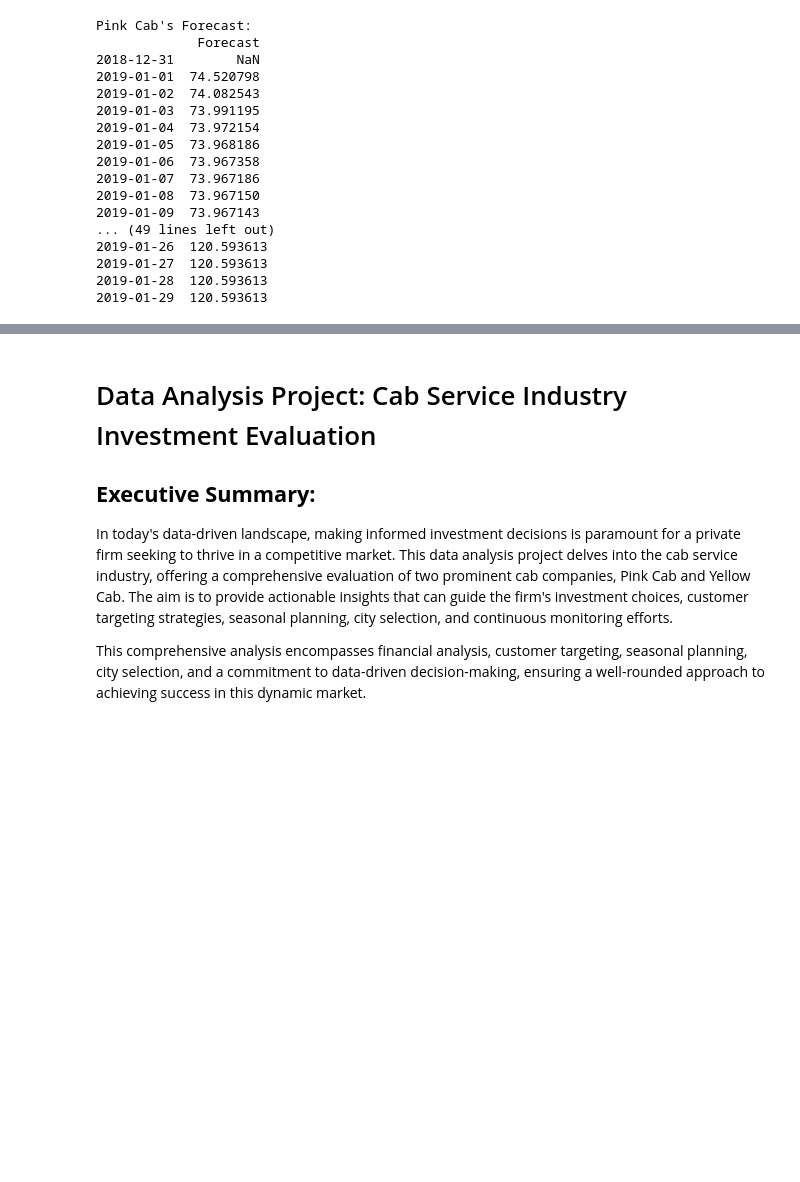
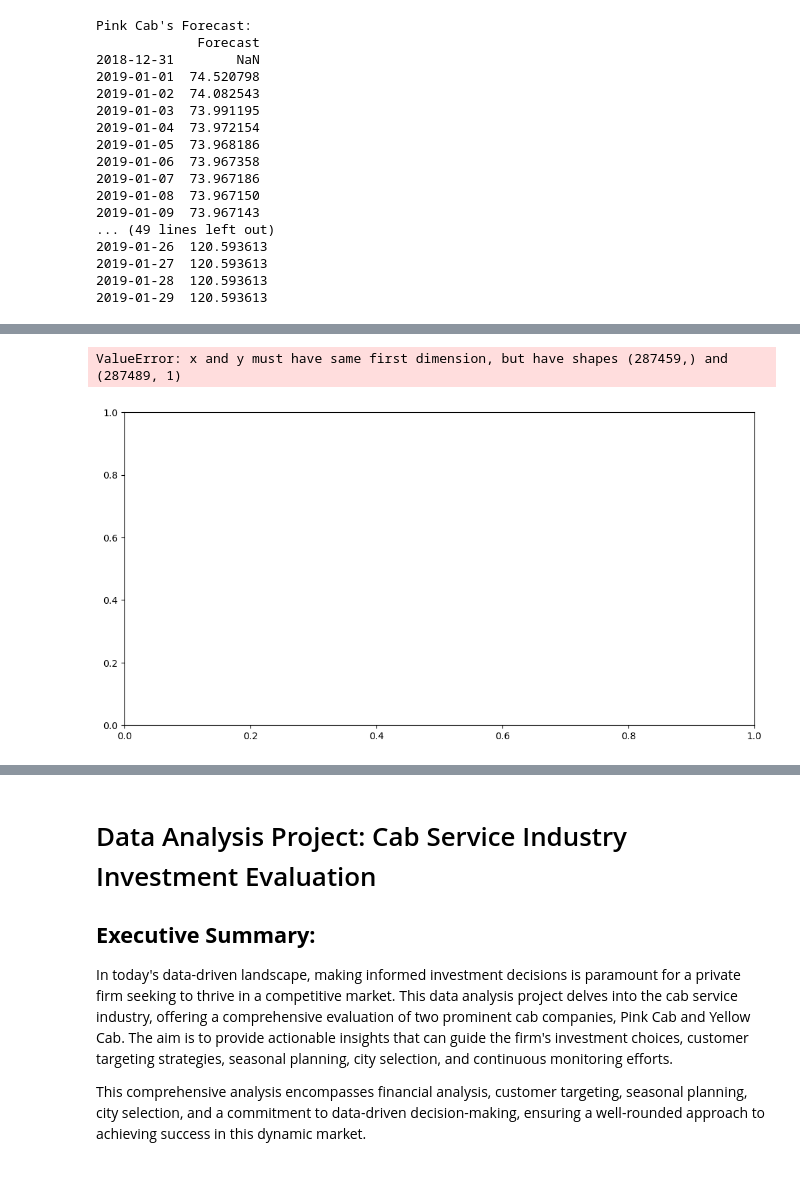
Before and after one commit to dylanxlam/cab_industry_investment_research, a Jupyter notebook: exploratory_data_analysis.ipynb, the cells around one changed output, grey strips where cells are left out. Drawn from its saved outputs; the diff is of its cells as text; code cells hidden in the pictures; blank space fills up the shorter version.

```diff
--- a/exploratory_data_analysis.ipynb
+++ b/exploratory_data_analysis.ipynb
@@ -951,3 +944,80 @@ Pink Cab's Forecast:
 2019-01-27  120.593613
 2019-01-28  120.593613
 2019-01-29  120.593613
+# %%
+
+
+import numpy as np
+import pandas as pd
+import matplotlib.pyplot as plt
+from sklearn.model_selection import train_test_split
+from sklearn.preprocessing import MinMaxScaler
+import tensorflow as tf
+from tensorflow.keras.models import Sequential
+from tensorflow.keras.layers import LSTM, Dense
+from tensorflow.keras.callbacks import EarlyStopping
+
+# Duplicate your master_data DataFrame to avoid tampering with the original
+duplicated_master_data = master_data.copy()
+
+# Extract the relevant column for time series forecasting (e.g., 'Profit')
+data = duplicated_master_data[['Profit']].copy()
+
+# Normalize the data to a range between 0 and 1
+scaler = MinMaxScaler()
+data['Profit'] = scaler.fit_transform(data[['Profit']])
+
+# Define a function to create time series samples with a given look-back window
+def create_time_series_data(data, look_back=1):
+    X, y = [], []
+    for i in range(len(data) - look_back):
+        X.append(data[i:(i + look_back)])
+        y.append(data[i + look_back])
+    return np.array(X), np.array(y)
+
+# Set the look-back window for creating time series samples
+look_back = 30  # You can adjust this window size
+
+# Create time series samples
+X, y = create_time_series_data(data.values, look_back)
+
+# Split the data into training and testing sets
+train_size = int(len(X) * 0.8)
+X_train, X_test, y_train, y_test = X[:train_size], X[train_size:], y[:train_size], y[train_size:]
+
+# Define the TensorFlow RNN model
+model = tf.keras.Sequential([
+    tf.keras.layers.LSTM(50, input_shape=(look_back, 1)),
+    tf.keras.layers.Dense(1)
+])
+
+# Compile the model
+model.compile(optimizer='adam', loss='mean_squared_error')
+
+# Train the model
+model.fit(X_train, y_train, epochs=50, batch_size=64)
+
+# Make predictions
+y_train_pred = model.predict(X_train)
+y_test_pred = model.predict(X_test)
+
+# Inverse transform the scaled predictions to the original scale
+y_train_pred = scaler.inverse_transform(y_train_pred)
+y_test_pred = scaler.inverse_transform(y_test_pred)
+
+# Prepare the date index for plotting
+date_index_train = data.index[look_back:train_size]
+date_index_test = data.index[train_size + look_back:]
+
+# Plot the training and testing predictions
+plt.figure(figsize=(12, 6))
+plt.plot(date_index_train, y_train, label='Actual (Train)')
+plt.plot(date_index_test, y_test, label='Actual (Test)')
+plt.plot(date_index_train, y_train_pred, label='Predicted (Train)', linestyle='--')
+plt.plot(date_index_test, y_test_pred, label='Predicted (Test)', linestyle='--')
+plt.title('Profit Margin Forecasting')
+plt.xlabel('Date')
+plt.ylabel('Profit Margin')
+plt.legend()
+plt.show()
+# %% [output]
@@ -953,0 +1041,2 @@ Pink Cab's Forecast:
+ValueError: x and y must have same first dimension, but have shapes (287459,) and (287489, 1)
+[figure, added]
```
Also changed, not shown: parts of 3 cells of this notebook.
